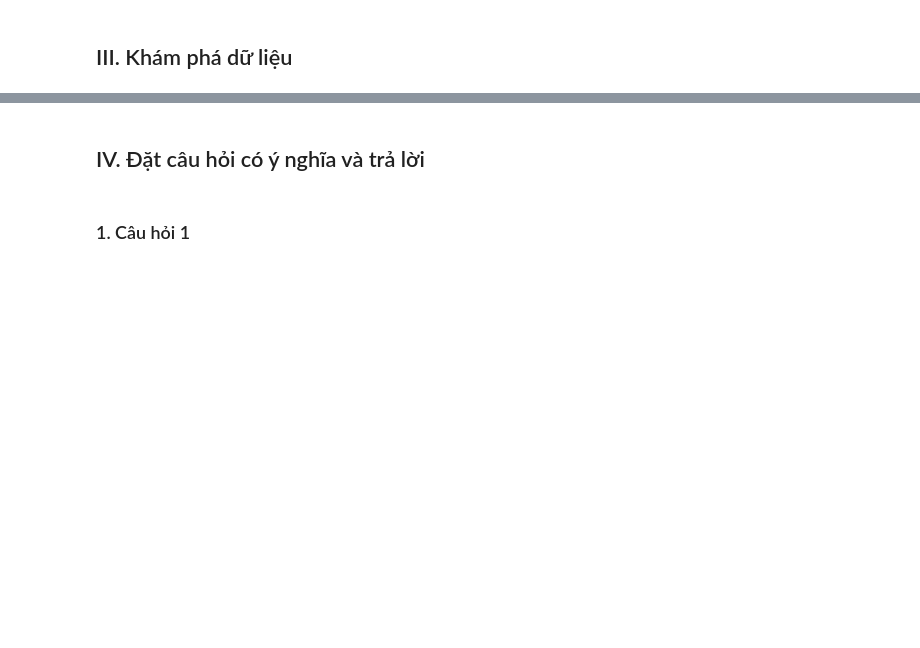
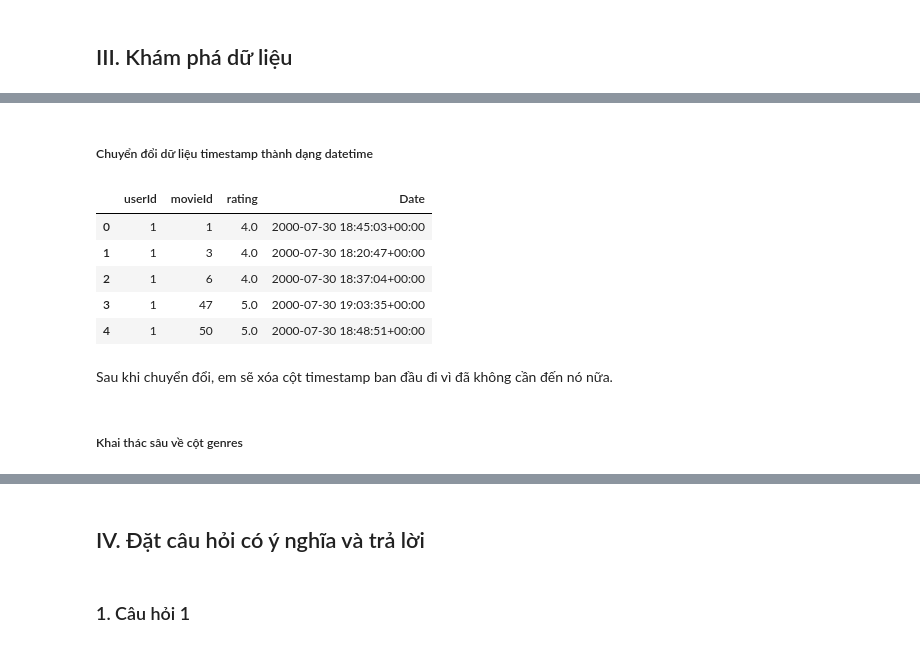
Before and after one commit to miavox/CSC17104-Final-Project, a Jupyter notebook: Project/Final_project.ipynb, the cells around one changed output, grey strips where cells are left out. Drawn from its saved outputs; the diff is of its cells as text; code cells hidden in the pictures; blank space fills up the shorter version.

```diff
--- a/Project/Final_project.ipynb
+++ b/Project/Final_project.ipynb
@@ -38,0 +212,21 @@
+# %% [markdown]
+##### Chuyển đổi dữ liệu timestamp thành dạng datetime
+# %%
+ratings['Date'] = pd.to_datetime(ratings['timestamp'], unit='s', utc=True)
+tags['Date'] = pd.to_datetime(tags['timestamp'], unit='s', utc=True)
+
+ratings.drop(columns=['timestamp'], inplace = True)
+tags.drop(columns=['timestamp'], inplace = True)
+
+ratings.head(5)
+# %% [output]
+|  | userId | movieId | rating | Date |
+| 0 | 1 | 1 | 4.0 | 2000-07-30 18:45:03+00:00 |
+| 1 | 1 | 3 | 4.0 | 2000-07-30 18:20:47+00:00 |
+| 2 | 1 | 6 | 4.0 | 2000-07-30 18:37:04+00:00 |
+| 3 | 1 | 47 | 5.0 | 2000-07-30 19:03:35+00:00 |
+| 4 | 1 | 50 | 5.0 | 2000-07-30 18:48:51+00:00 |
+# %% [markdown]
+Sau khi chuyển đổi, em sẽ xóa cột timestamp ban đầu đi vì đã không cần đến nó nữa.
+# %% [markdown]
+##### Khai thác sâu về cột genres
```
Also changed, not shown: parts of 44 cells of this notebook.
